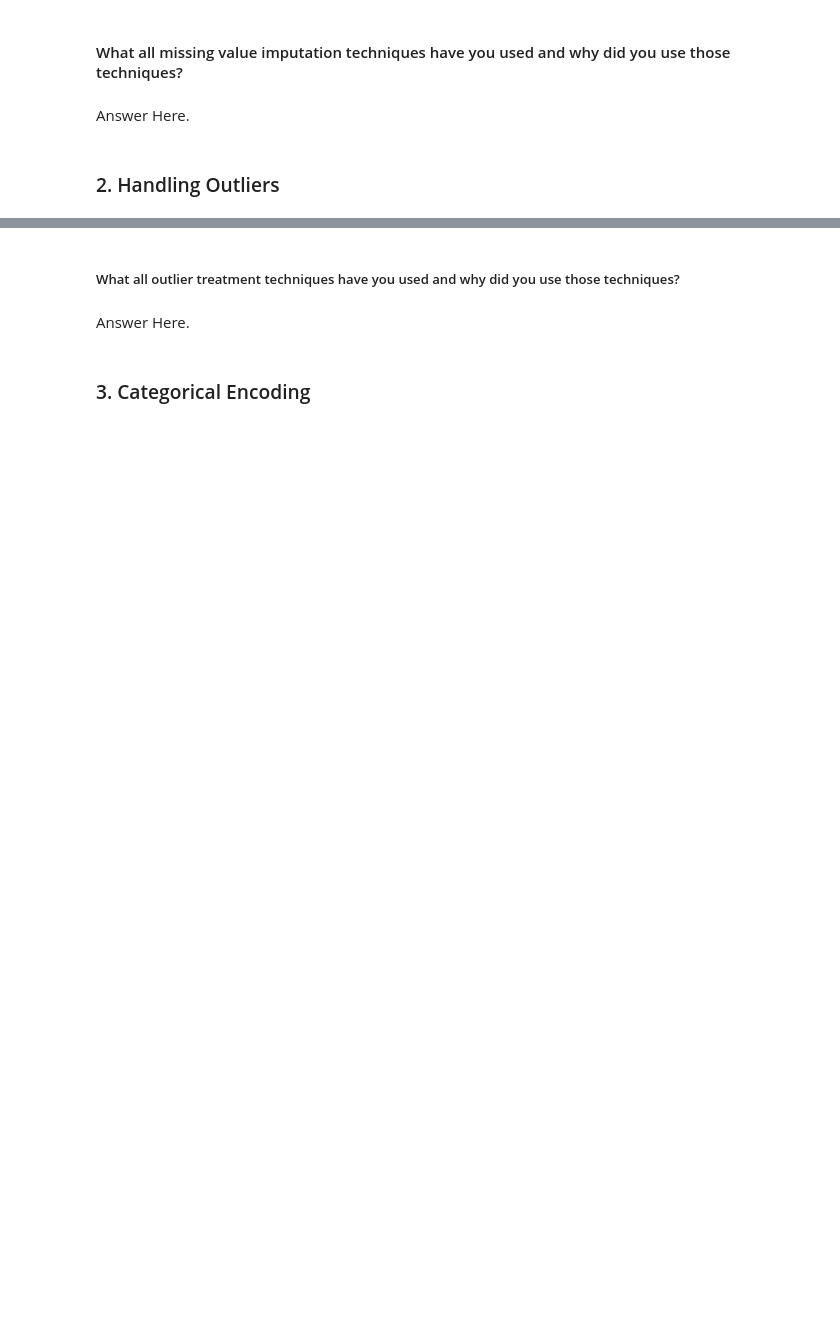
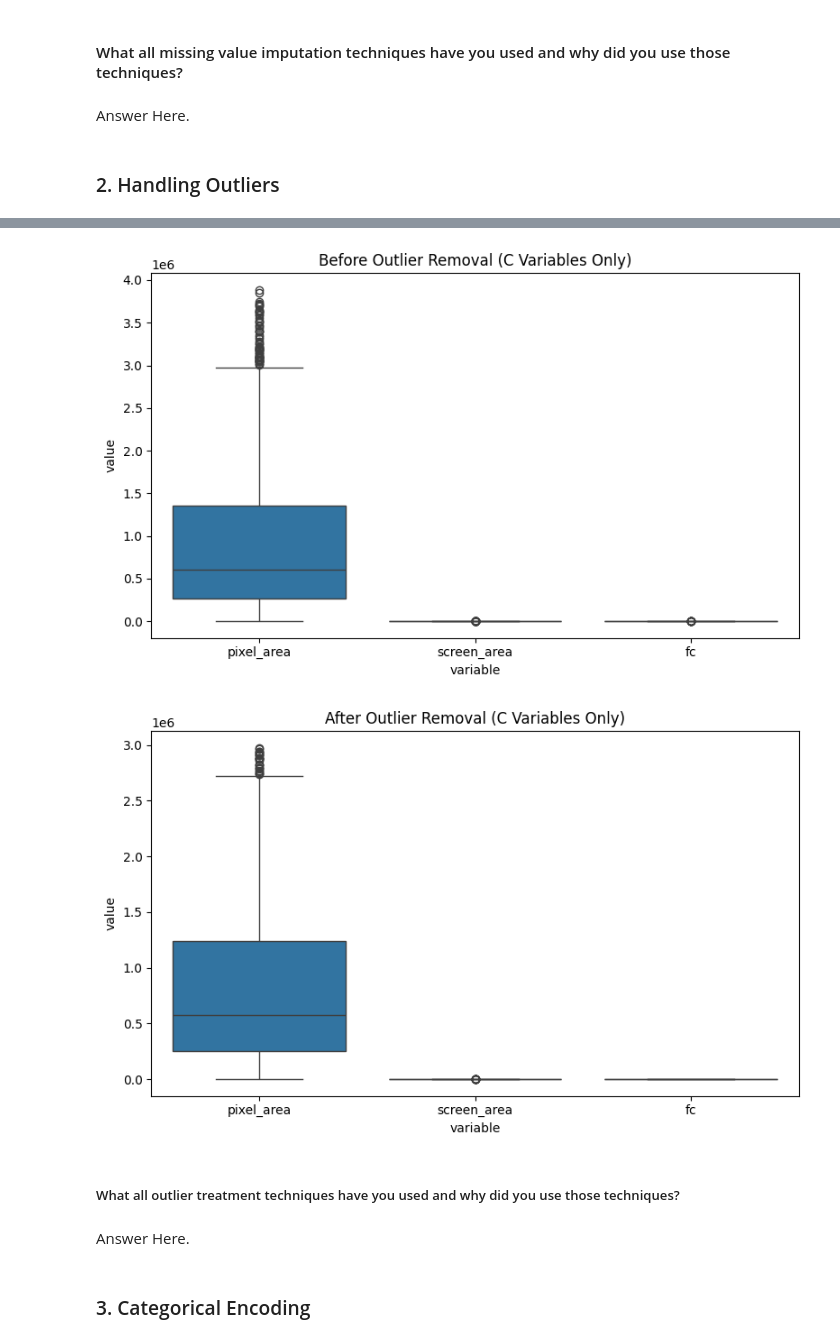
Before and after one commit to varuncode01/ST_Project3, a Jupyter notebook: ML_Project3.ipynb, the cells around one changed output, grey strips where cells are left out. Cells and saved outputs as stored; diff of their text form; code cells hidden in the pictures; blank space fills up the shorter version.

```diff
--- a/ML_Project3.ipynb
+++ b/ML_Project3.ipynb
@@ -667,5 +704,38 @@ Answer Here.
+# %%
+# Handling Outliers & Outlier treatments
+def outliers_removal(cols_to_check):
+  Q1 = df[cols_to_check].quantile(0.25)
+  Q3 = df[cols_to_check].quantile(0.75)
+  IQR = Q3 - Q1
+
+  # Identify outliers in only these columns
+  outlier_mask = (df[cols_to_check] < (Q1 - 1.5 * IQR)) | (df[cols_to_check] > (Q3 + 1.5 * IQR))
+
+   # Filter out rows with outliers in either of the two columns
+  df_cleaned = df[~outlier_mask.any(axis=1)]
+
+  # Boxplot before outlier removal
+  df_before = df[cols_to_check].melt(var_name='variable', value_name='value')
+  plt.figure(figsize=(8, 5))
+  sns.boxplot(x='variable', y='value', data=df_before)
+  plt.title("Before Outlier Removal (C Variables Only)")
+  plt.tight_layout()
+  plt.show()
+
+  # Boxplot after outlier removal
+  df_after = df_cleaned[cols_to_check].melt(var_name='variable', value_name='value')
+  plt.figure(figsize=(8, 5))
+  sns.boxplot(x='variable', y='value', data=df_after)
+  plt.title("After Outlier Removal (C Variables Only)")
+  plt.tight_layout()
+  plt.show()
 # %%
 # Handling Outliers & Outlier treatments
+cols_to_check = ['pixel_area',	'screen_area', 'fc']
+outliers_removal(cols_to_check)
+# %% [output]
+[figure, added]
+[figure, added]
 # %% [markdown]
 ##### What all outlier treatment techniques have you used and why did you use those techniques?
 # %% [markdown]
```
Also changed, not shown: parts of 11 cells of this notebook.
